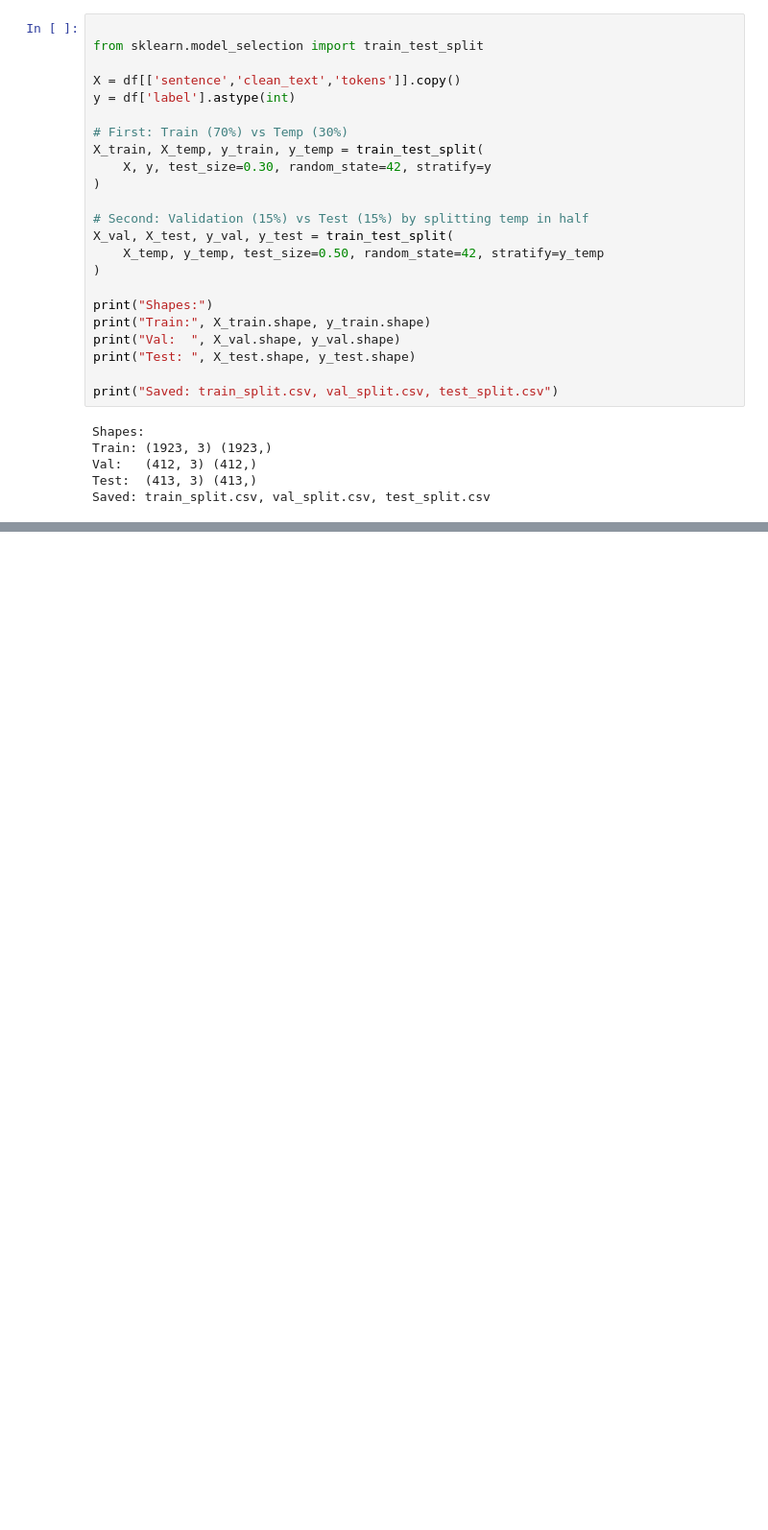
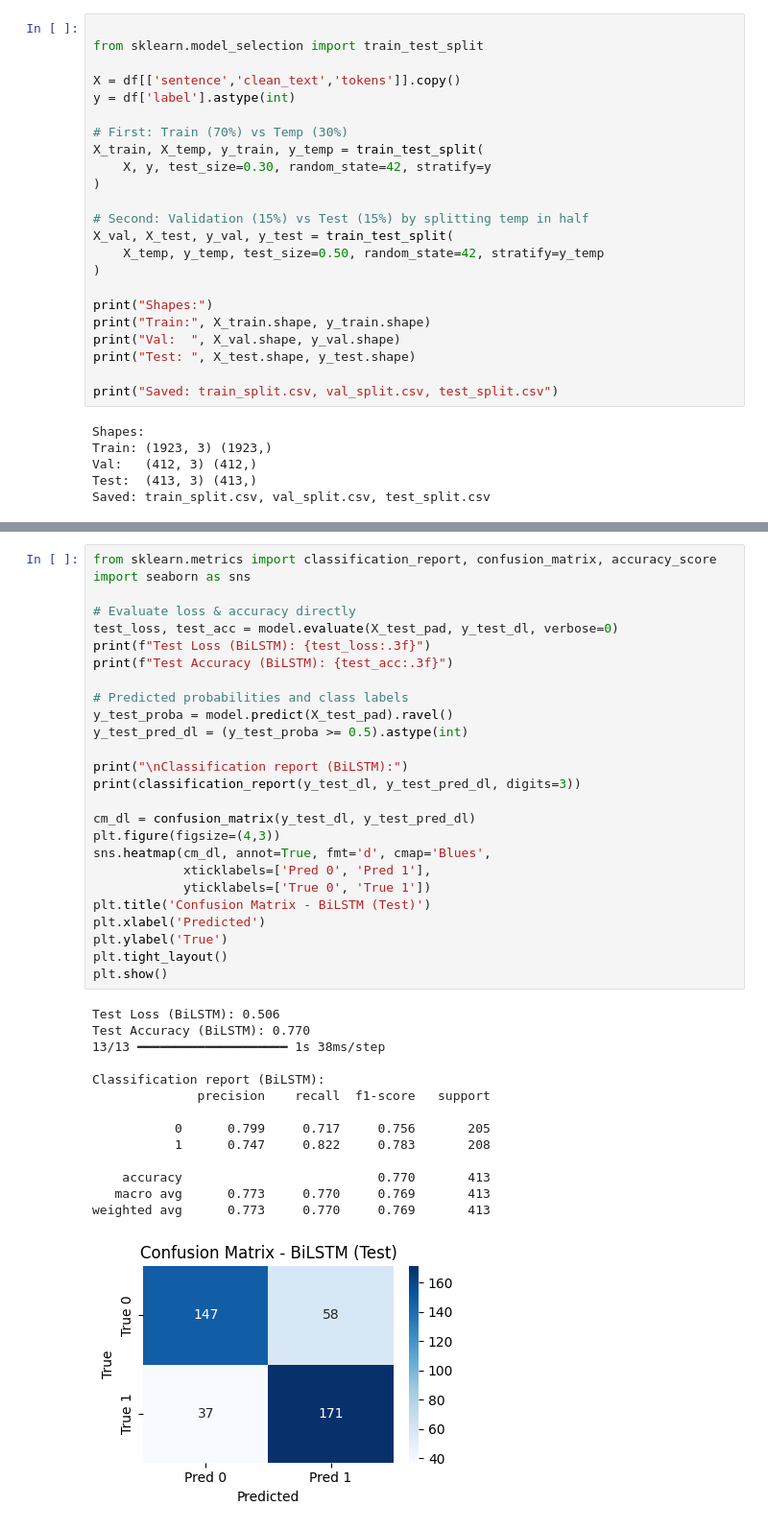
Before and after one commit to DavidKrstevski/NLP, a Jupyter notebook: sentiment_pipeline_cleaning_eda_splits.ipynb, the cells around one changed output, grey strips where cells are left out. Shown at 96% size. Drawn from its saved outputs; the diff is of its cells as text; blank space fills up the shorter version.

```diff
--- a/sentiment_pipeline_cleaning_eda_splits.ipynb
+++ b/sentiment_pipeline_cleaning_eda_splits.ipynb
@@ -385,0 +639,41 @@ Saved: train_split.csv, val_split.csv, test_split.csv
+# %%
+from sklearn.metrics import classification_report, confusion_matrix, accuracy_score
+import seaborn as sns
+
+# Evaluate loss & accuracy directly
+test_loss, test_acc = model.evaluate(X_test_pad, y_test_dl, verbose=0)
+print(f"Test Loss (BiLSTM): {test_loss:.3f}")
+print(f"Test Accuracy (BiLSTM): {test_acc:.3f}")
+
+# Predicted probabilities and class labels
+y_test_proba = model.predict(X_test_pad).ravel()
+y_test_pred_dl = (y_test_proba >= 0.5).astype(int)
+
+print("\nClassification report (BiLSTM):")
+print(classification_report(y_test_dl, y_test_pred_dl, digits=3))
+
+cm_dl = confusion_matrix(y_test_dl, y_test_pred_dl)
+plt.figure(figsize=(4,3))
+sns.heatmap(cm_dl, annot=True, fmt='d', cmap='Blues',
+            xticklabels=['Pred 0', 'Pred 1'],
+            yticklabels=['True 0', 'True 1'])
+plt.title('Confusion Matrix - BiLSTM (Test)')
+plt.xlabel('Predicted')
+plt.ylabel('True')
+plt.tight_layout()
+plt.show()
+# %% [output]
+Test Loss (BiLSTM): 0.506
+Test Accuracy (BiLSTM): 0.770
+13/13 ━━━━━━━━━━━━━━━━━━━━ 1s 38ms/step
+
+Classification report (BiLSTM):
+              precision    recall  f1-score   support
+
+           0      0.799     0.717     0.756       205
+           1      0.747     0.822     0.783       208
+
+    accuracy                          0.770       413
+   macro avg      0.773     0.770     0.769       413
+weighted avg      0.773     0.770     0.769       413
+[figure, added]
```
Also changed, not shown: parts of 16 cells of this notebook, 1 other file.
